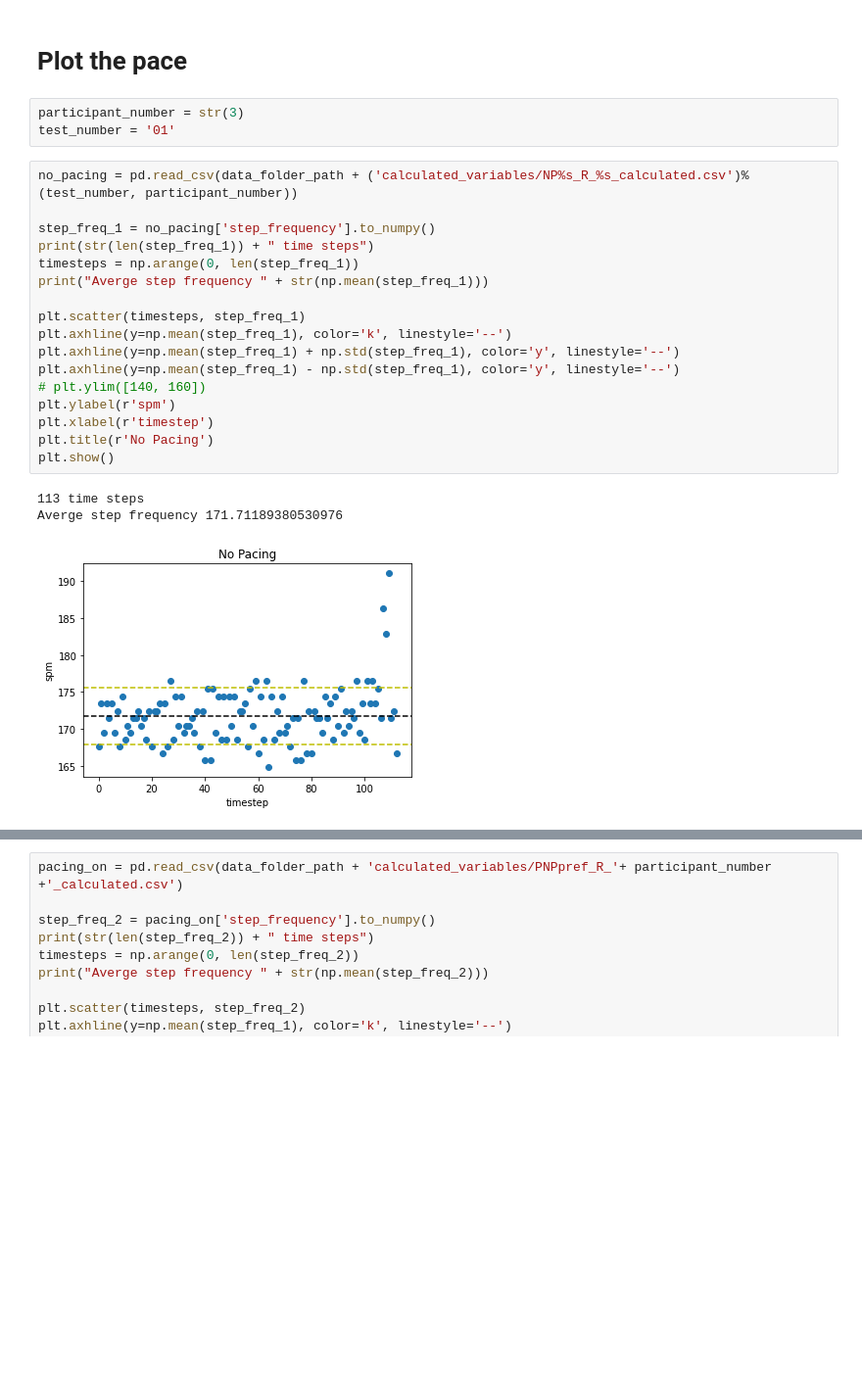
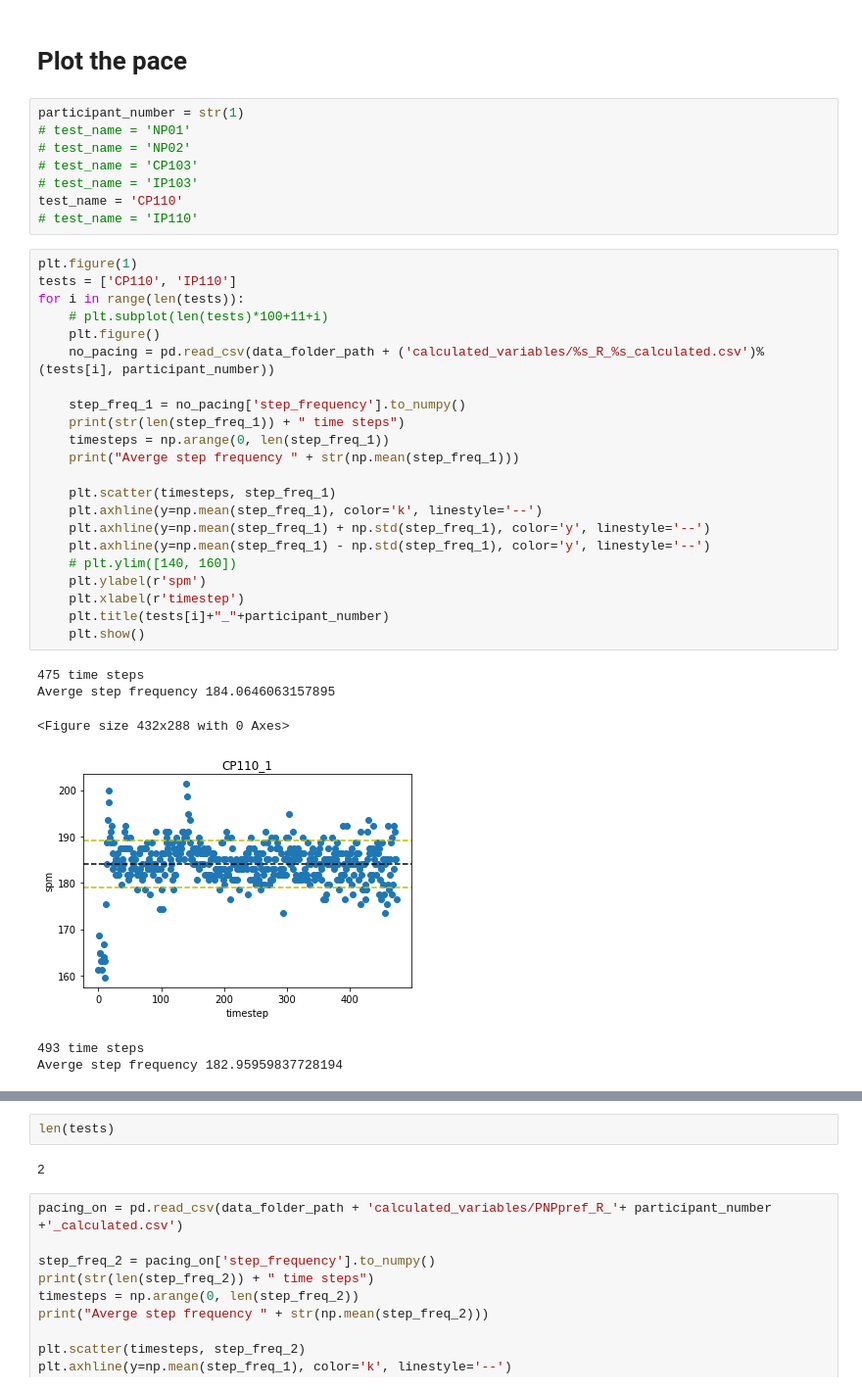
Before and after one commit to jemolano1498/OPPOSD_algorithm, a Jupyter notebook: data_analysis/analyse_data.ipynb, the cells around one changed output, grey strips where cells are left out. Shown: that part at 98% size. Drawn from its saved outputs; the diff is of its cells as text; blank space fills up the shorter version.

```diff
--- a/data_analysis/analyse_data.ipynb
+++ b/data_analysis/analyse_data.ipynb
@@ -129,26 +194,39 @@ pd.read_csv(data_folder_path + 'calculated_variables/PNPpref_R_1_calculated.csv'
 # %% [markdown]
 # Plot the pace
-# %%
-participant_number = str(3)
-test_number = '01'
+# %%
+participant_number = str(1)
+# test_name = 'NP01'
+# test_name = 'NP02'
+# test_name = 'CP103'
+# test_name = 'IP103'
+test_name = 'CP110'
+# test_name = 'IP110'
 # %%
-no_pacing = pd.read_csv(data_folder_path + ('calculated_variables/NP%s_R_%s_calculated.csv')%(test_number, participant_number))
+plt.figure(1)
+tests = ['CP110', 'IP110']
+for i in range(len(tests)):
+    # plt.subplot(len(tests)*100+11+i)
+    plt.figure()
+    no_pacing = pd.read_csv(data_folder_path + ('calculated_variables/%s_R_%s_calculated.csv')%(tests[i], participant_number))
 
-step_freq_1 = no_pacing['step_frequency'].to_numpy()
-print(str(len(step_freq_1)) + " time steps")
-timesteps = np.arange(0, len(step_freq_1))
-print("Averge step frequency " + str(np.mean(step_freq_1)))
+    step_freq_1 = no_pacing['step_frequency'].to_numpy()
+    print(str(len(step_freq_1)) + " time steps")
+    timesteps = np.arange(0, len(step_freq_1))
+    print("Averge step frequency " + str(np.mean(step_freq_1)))
 
-plt.scatter(timesteps, step_freq_1)
-plt.axhline(y=np.mean(step_freq_1), color='k', linestyle='--')
-plt.axhline(y=np.mean(step_freq_1) + np.std(step_freq_1), color='y', linestyle='--')
-plt.axhline(y=np.mean(step_freq_1) - np.std(step_freq_1), color='y', linestyle='--')
-# plt.ylim([140, 160])
-plt.ylabel(r'spm')
-plt.xlabel(r'timestep')
-plt.title(r'No Pacing')
-plt.show()
+    plt.scatter(timesteps, step_freq_1)
+    plt.axhline(y=np.mean(step_freq_1), color='k', linestyle='--')
+    plt.axhline(y=np.mean(step_freq_1) + np.std(step_freq_1), color='y', linestyle='--')
+    plt.axhline(y=np.mean(step_freq_1) - np.std(step_freq_1), color='y', linestyle='--')
+    # plt.ylim([140, 160])
+    plt.ylabel(r'spm')
+    plt.xlabel(r'timestep')
+    plt.title(tests[i]+"_"+participant_number)
+    plt.show()
 # %% [output]
-113 time steps
-Averge step frequency 171.71189380530976
+475 time steps
+Averge step frequency 184.0646063157895
+<Figure size 432x288 with 0 Axes>
-[figure, old version]
+[figure, new version]
+493 time steps
+Averge step frequency 182.95959837728194
@@ -155,3 +234,7 @@ Averge step frequency 171.71189380530976
+# %%
+len(tests)
+# %% [output]
+2
 # %%
 pacing_on = pd.read_csv(data_folder_path + 'calculated_variables/PNPpref_R_'+ participant_number +'_calculated.csv')
 
```
Also changed, not shown: parts of 11 cells of this notebook.
